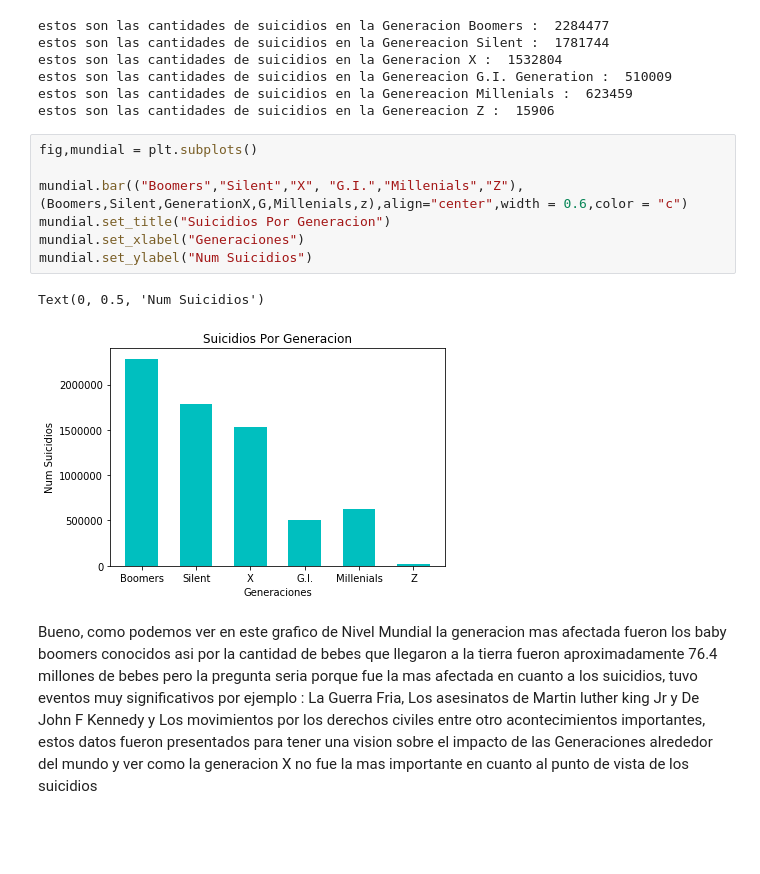
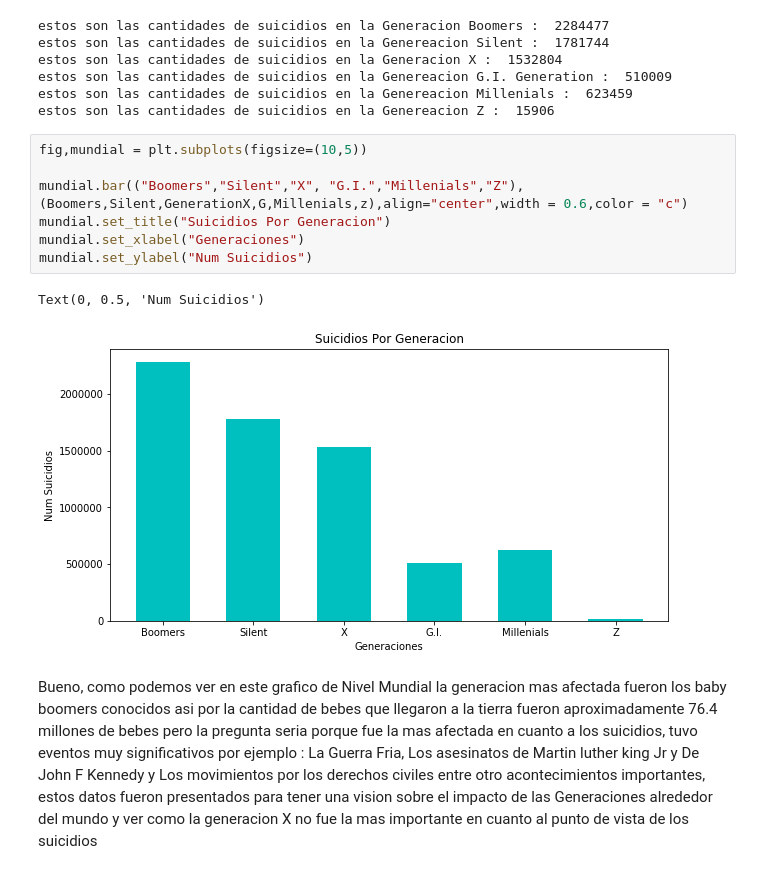
Before and after one commit to MarioSauceda/Mineria_de_datos, a Jupyter notebook: Avance 1 PIA.ipynb, the cells around one changed output. Saved outputs shown, nothing was run; the diff lists cells and outputs as text; blank space fills up the shorter version.

```diff
--- a/Avance 1 PIA.ipynb
+++ b/Avance 1 PIA.ipynb
@@ -285,15 +286,15 @@ estos son las cantidades de suicidios en la Genereacion G.I. Generation :  51000
 estos son las cantidades de suicidios en la Genereacion Millenials :  623459
 estos son las cantidades de suicidios en la Genereacion Z :  15906
 # %%
-fig,mundial = plt.subplots()
+fig,mundial = plt.subplots(figsize=(10,5))
 
 mundial.bar(("Boomers","Silent","X", "G.I.","Millenials","Z"),(Boomers,Silent,GenerationX,G,Millenials,z),align="center",width = 0.6,color = "c")
 mundial.set_title("Suicidios Por Generacion")
 mundial.set_xlabel("Generaciones")
 mundial.set_ylabel("Num Suicidios")
 # %% [output]
 Text(0, 0.5, 'Num Suicidios')
-[figure, old version]
+[figure, new version]
 # %% [markdown]
 Bueno, como podemos ver en este grafico de Nivel Mundial la generacion mas afectada fueron los baby boomers conocidos asi por la cantidad de bebes que llegaron a la tierra fueron aproximadamente 76.4 millones de bebes pero la pregunta seria porque fue la mas afectada en cuanto a los suicidios, tuvo eventos muy significativos por ejemplo : La Guerra Fria, Los asesinatos de Martin luther king Jr y De John F Kennedy y Los movimientos por los derechos civiles entre otro acontecimientos importantes, estos datos fueron presentados para tener una vision sobre el impacto de las Generaciones alrededor del mundo y ver como la generacion X no fue la mas importante en cuanto al punto de vista de los suicidios
 # %% [markdown]
```
Also changed, not shown: parts of 12 cells of this notebook.
